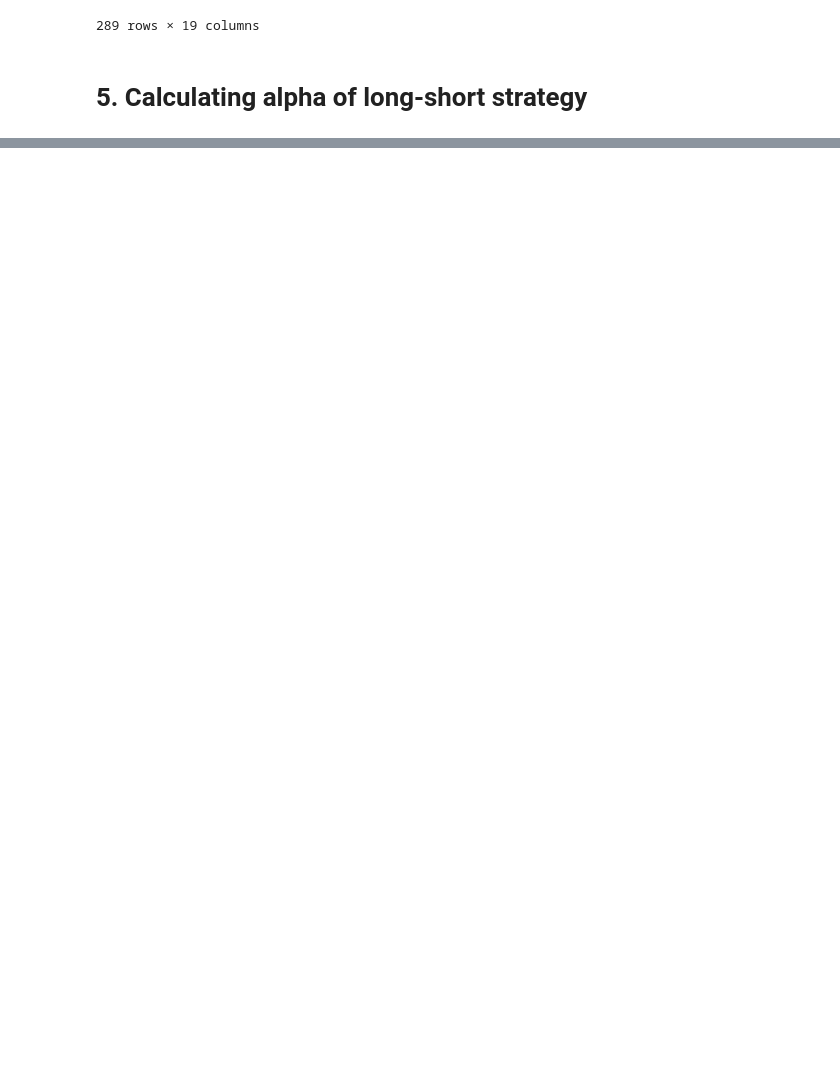
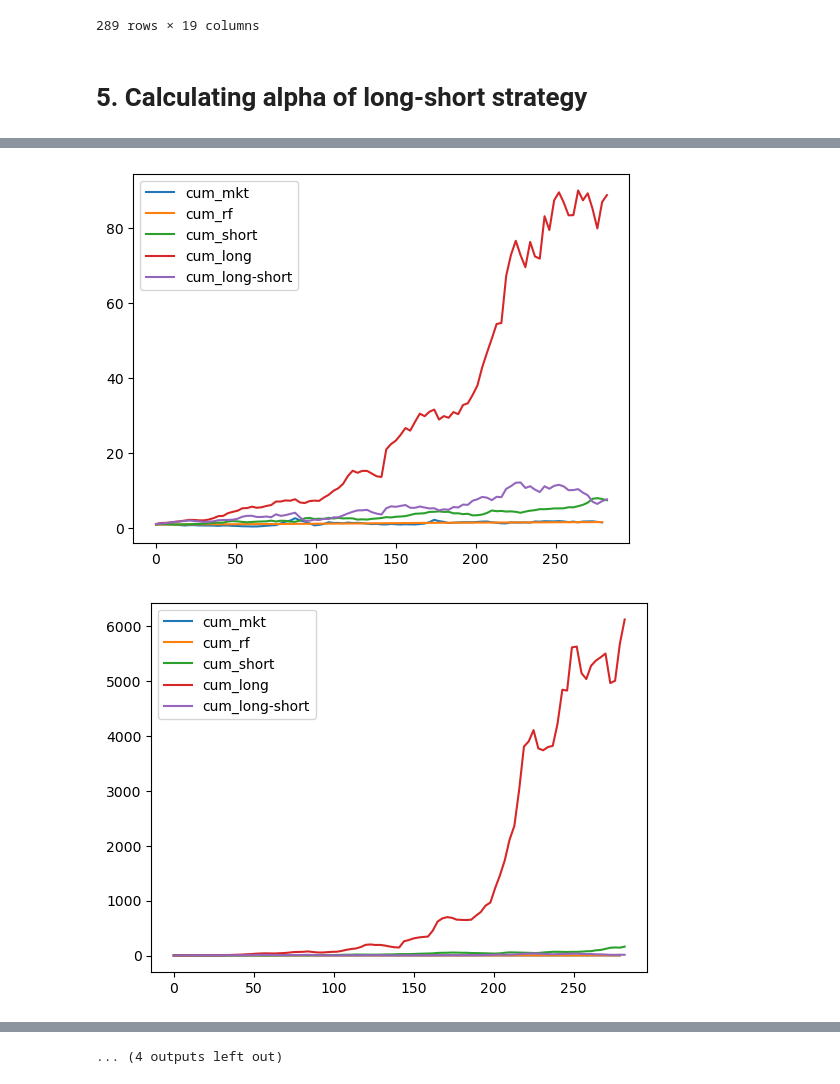
Before and after one commit to alex-fang123/investment_project, a Jupyter notebook: real-main-part3.ipynb, the cells around one changed output, grey strips where cells are left out. Drawn from its saved outputs; the diff is of its cells as text; code cells hidden in the pictures; blank space fills up the shorter version.

```diff
--- a/real-main-part3.ipynb
+++ b/real-main-part3.ipynb
@@ -673,0 +1582,36 @@ Name: month, Length: 86285, dtype: object
+# %%
+chart_ew_3for3 = get_backtest_chart(ew_3for3, 3)
+chart_ew_3for3.figure.savefig('output/part3/7. backtest_ew_3for3.png')
+chart_ew_3for6 = get_backtest_chart(ew_3for6, 3)
+chart_ew_3for6.figure.savefig('output/part3/7. backtest_ew_3for6.png')
+chart_ew_3for9 = get_backtest_chart(ew_3for9, 3)
+chart_ew_3for9.figure.savefig('output/part3/7. backtest_ew_3for9.png')
+chart_ew_3for12 = get_backtest_chart(ew_3for12, 3)
+chart_ew_3for12.figure.savefig('output/part3/7. backtest_ew_3for12.png')
+chart_ew_6for3 = get_backtest_chart(ew_6for3, 6)
+chart_ew_6for3.figure.savefig('output/part3/7. backtest_ew_6for3.png')
+chart_ew_6for6 = get_backtest_chart(ew_6for6, 6)
+chart_ew_6for6.figure.savefig('output/part3/7. backtest_ew_6for6.png')
+chart_ew_6for9 = get_backtest_chart(ew_6for9, 6)
+chart_ew_6for9.figure.savefig('output/part3/7. backtest_ew_6for9.png')
+chart_ew_6for12 = get_backtest_chart(ew_6for12, 6)
+chart_ew_6for12.figure.savefig('output/part3/7. backtest_ew_6for12.png')
+chart_ew_9for3 = get_backtest_chart(ew_9for3, 9)
+chart_ew_9for3.figure.savefig('output/part3/7. backtest_ew_9for3.png')
+chart_ew_9for6 = get_backtest_chart(ew_9for6, 9)
+chart_ew_9for6.figure.savefig('output/part3/7. backtest_ew_9for6.png')
+chart_ew_9for9 = get_backtest_chart(ew_9for9, 9)
+chart_ew_9for9.figure.savefig('output/part3/7. backtest_ew_9for9.png')
+chart_ew_9for12 = get_backtest_chart(ew_9for12, 9)
+chart_ew_9for12.figure.savefig('output/part3/7. backtest_ew_9for12.png')
+chart_ew_12for3 = get_backtest_chart(ew_12for3, 12)
+chart_ew_12for3.figure.savefig('output/part3/7. backtest_ew_12for3.png')
+chart_ew_12for6 = get_backtest_chart(ew_12for6, 12)
+chart_ew_12for6.figure.savefig('output/part3/7. backtest_ew_12for6.png')
+chart_ew_12for9 = get_backtest_chart(ew_12for9, 12)
+chart_ew_12for9.figure.savefig('output/part3/7. backtest_ew_12for9.png')
+chart_ew_12for12 = get_backtest_chart(ew_12for12, 12)
+chart_ew_12for12.figure.savefig('output/part3/7. backtest_ew_12for12.png')
+# %% [output]
+[figure, added]
+[figure, added]
@@ -673,0 +1628 @@ Name: month, Length: 86285, dtype: object
+... (4 outputs left out)
```
Also changed, not shown: parts of 59 cells of this notebook, 40 other files.
